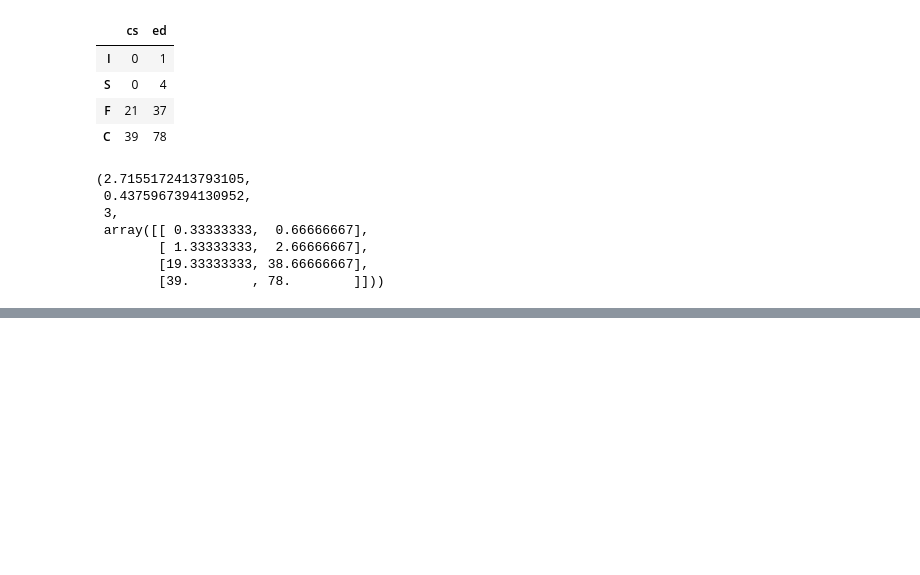
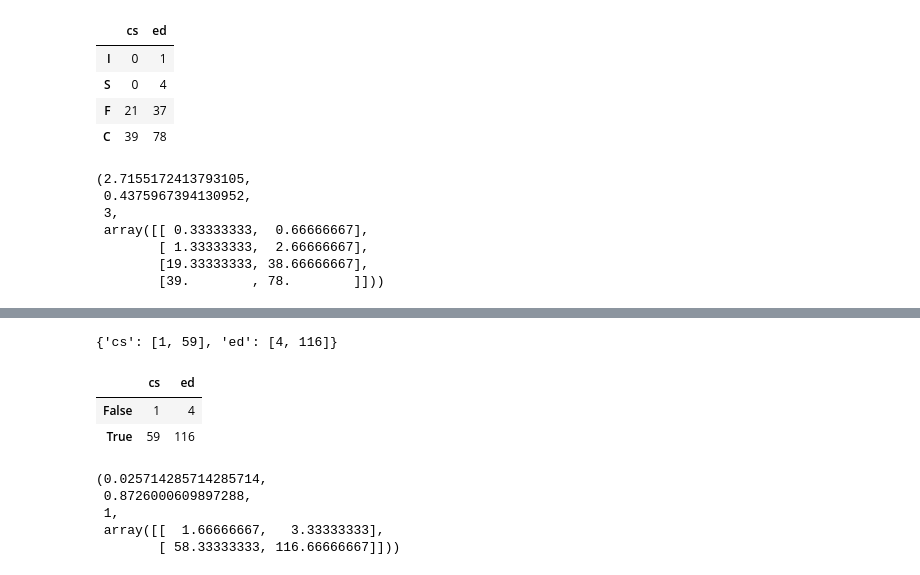
Before and after one commit to BladeF/Thesis-Data-Analysis, a Jupyter notebook: notebooks/task_analysis.ipynb, the cells around one changed output, grey strips where cells are left out. Drawn from its saved outputs; the diff is of its cells as text; code cells hidden in the pictures; blank space fills up the shorter version.

```diff
--- a/notebooks/task_analysis.ipynb
+++ b/notebooks/task_analysis.ipynb
@@ -600,0 +704,3 @@ stats.chi2_contingency(df)
+# %%
+cs = cs_df[["t1_isSuccess","t2_isSuccess","t3_isSuccess","t4_isSuccess","t5_isSuccess","t6_isSuccess","t7_isSuccess","t8_isSuccess","t9_isSuccess","t10_isSuccess"]]
+ed = ed_df[["t1_isSuccess","t2_isSuccess","t3_isSuccess","t4_isSuccess","t5_isSuccess","t6_isSuccess","t7_isSuccess","t8_isSuccess","t9_isSuccess","t10_isSuccess"]]
@@ -600,0 +747,38 @@ stats.chi2_contingency(df)
+# %%
+totals = {}
+
+c_sums = []
+e_sums = []
+
+for i in range(2):
+    c_count = 0
+    e_count = 0
+
+    for response in responses:
+        c_count = c_count + response["cs"][i]
+        e_count = e_count + response["ed"][i]
+
+    c_sums.append(c_count)
+    e_sums.append(e_count)
+
+totals["cs"] = c_sums
+totals["ed"] = e_sums
+
+totals
+# %% [output]
+{'cs': [1, 59], 'ed': [4, 116]}
+# %%
+df = pd.DataFrame(data=totals).rename({0:"False", 1:"True"})
+df
+# %% [output]
+|  | cs | ed |
+| False | 1 | 4 |
+| True | 59 | 116 |
+# %%
+stats.chi2_contingency(df)
+# %% [output]
+(0.025714285714285714,
+ 0.8726000609897288,
+ 1,
+ array([[  1.66666667,   3.33333333],
+        [ 58.33333333, 116.66666667]]))
```
Also changed, not shown: parts of 13 cells of this notebook.
